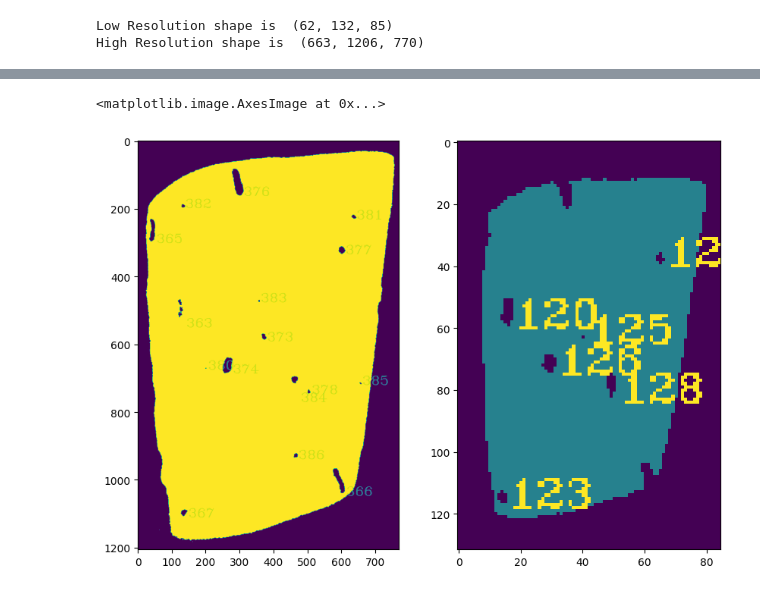
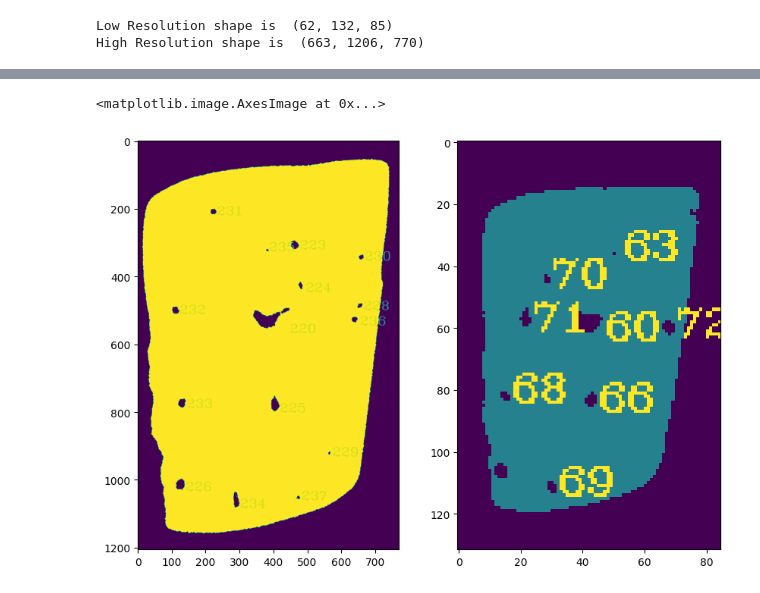
Before and after one commit to Faramarz-bagherzadeh/Unsupervised_segmentation_MicroCT_Image, a Jupyter notebook: BubbleWise_Validation.ipynb, the cells around one changed output, grey strips where cells are left out. Saved outputs shown, nothing was run; the diff lists cells and outputs as text; code cells hidden in the pictures.

```diff
--- a/BubbleWise_Validation.ipynb
+++ b/BubbleWise_Validation.ipynb
@@ -64,14 +65,14 @@ Recs_high_res = draw_rectangules (high_res, regions_high_res,fontScale = 2)
 # %%
 # finding matching points in both volumes
 fig = plt.figure(figsize=(10, 7))
 fig.add_subplot(1, 2, 1)
-plt.imshow(Recs_high_res[415])
+plt.imshow(Recs_high_res[252])
 
 fig.add_subplot(1, 2, 2)
-plt.imshow(Recs_low_res[38])
+plt.imshow(Recs_low_res[22])
 # %% [output]
 <matplotlib.image.AxesImage at 0x...>
-[figure, old version]
+[figure, new version]
 # %%
 # finding coresponding regions matching by label manually:
 # for obtaining following matches I used these layers (high_res, low_res):
```
Also changed, not shown: parts of 40 cells of this notebook.
